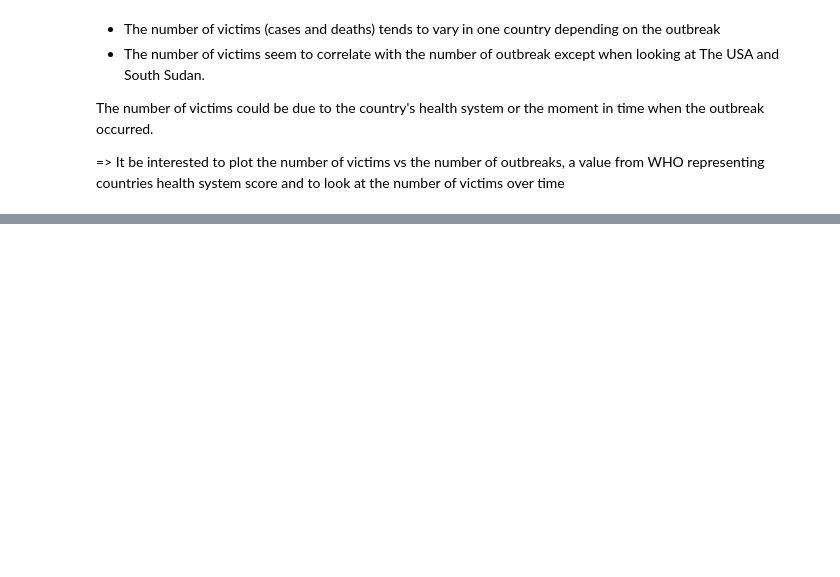
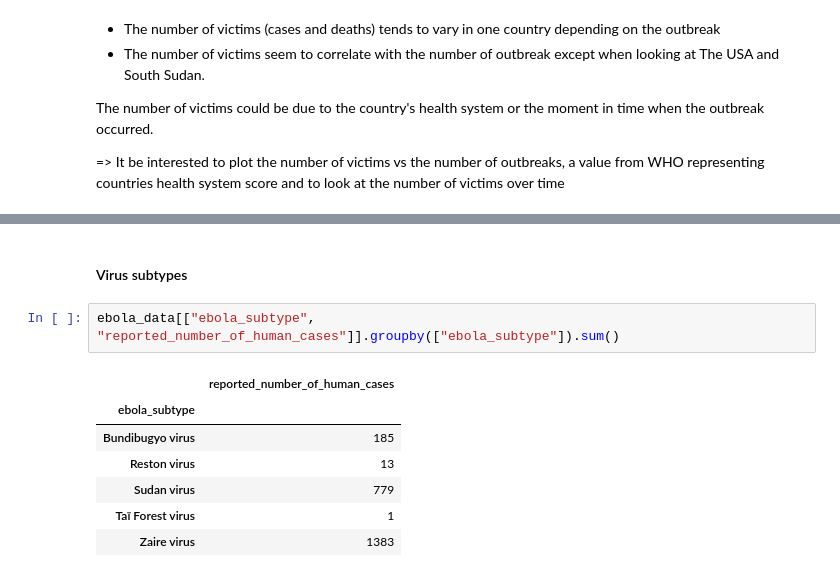
Before and after one commit to Eleonore9/ebola_outbreaks, a Jupyter notebook: index.ipynb, the cells around one changed output, grey strips where cells are left out. Cells and saved outputs as stored; diff of their text form; blank space fills up the shorter version.

```diff
--- a/index.ipynb
+++ b/index.ipynb
@@ -141,0 +183,12 @@ The number of victims could be due to the country's health system or the moment
+# %% [markdown]
+#### Virus subtypes
+# %%
+ebola_data[["ebola_subtype", "reported_number_of_human_cases"]].groupby(["ebola_subtype"]).sum()
+# %% [output]
+|  | reported_number_of_human_cases |
+| ebola_subtype |  |
+| Bundibugyo virus | 185 |
+| Reston virus | 13 |
+| Sudan virus | 779 |
+| Taï Forest virus | 1 |
+| Zaire virus | 1383 |
```
Also changed, not shown: parts of 8 cells of this notebook, 3 other files.
